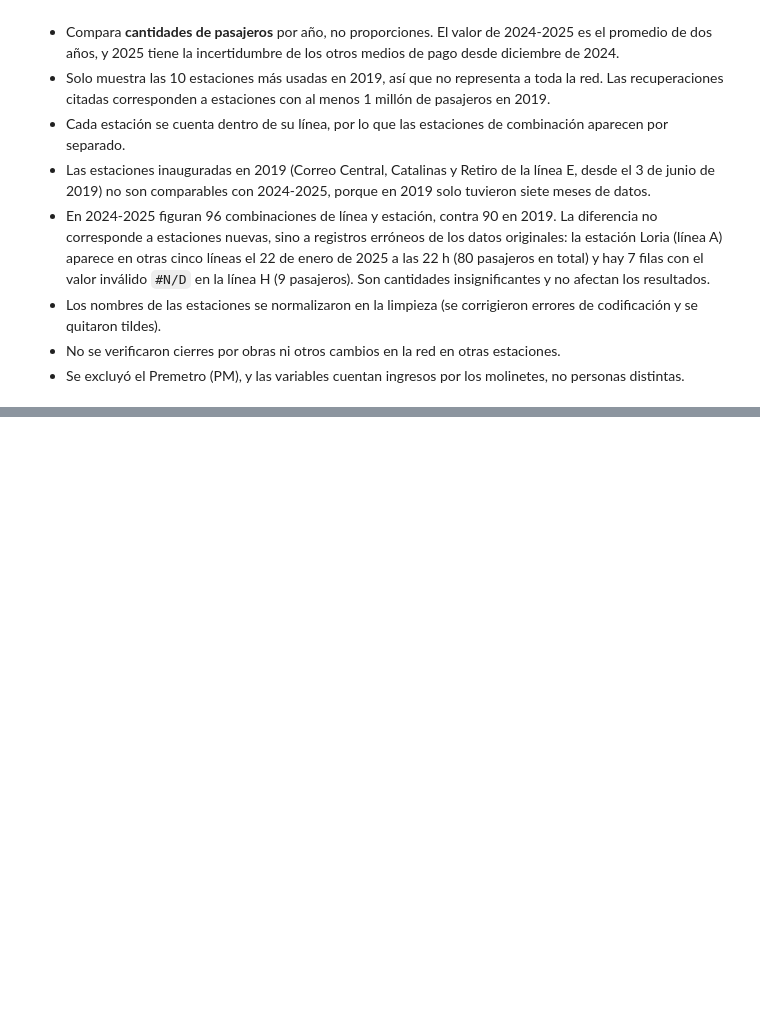
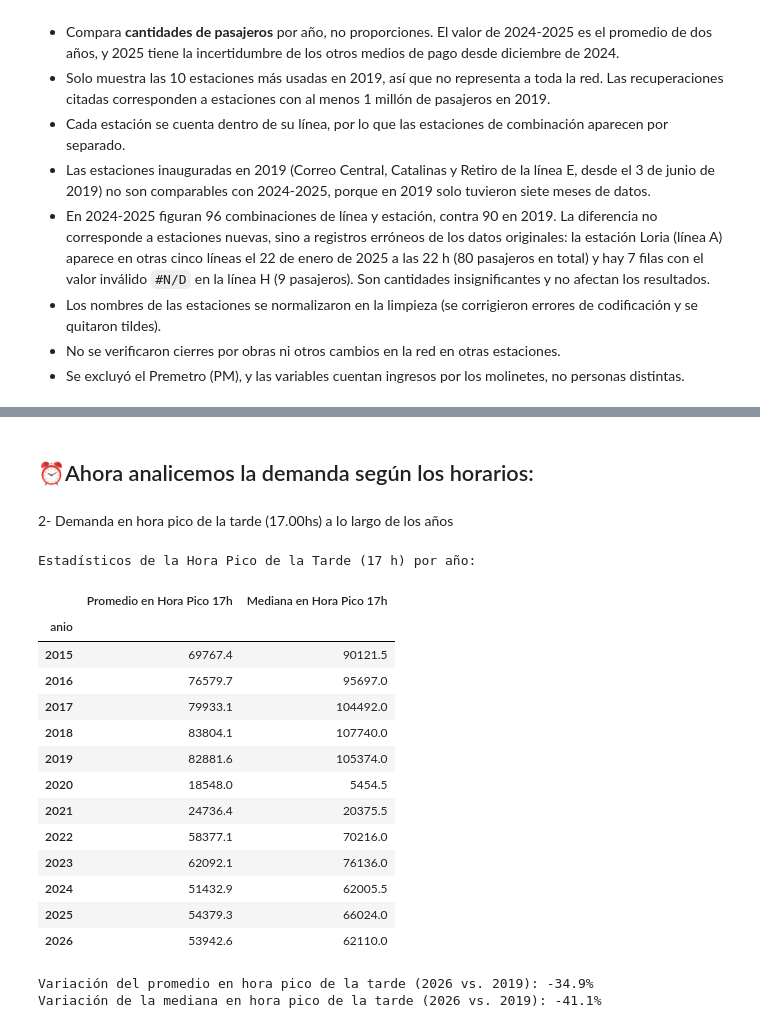
Before and after one commit to julia-iza/Trabajo-Practico-Laboratorio, a Jupyter notebook: analisis_subte.ipynb, the cells around one changed output, grey strips where cells are left out. Drawn from its saved outputs; the diff is of its cells as text; code cells hidden in the pictures; blank space fills up the shorter version.

```diff
--- a/analisis_subte.ipynb
+++ b/analisis_subte.ipynb
@@ -1118,0 +1185,53 @@ En el contexto de la pregunta del trabajo, esto significa que *dónde* se viaja
+# %% [markdown]
+## ⏰Ahora analicemos la demanda según los horarios:
+# %% [markdown]
+2- Demanda en hora pico de la tarde (17.00hs) a lo largo de los años
+# %%
+import pandas as pd
+
+# Filtramos las líneas principales (A-H)
+lineas = ["LineaA", "LineaB", "LineaC", "LineaD", "LineaE", "LineaH"]
+df_sub = df[df["linea"].isin(lineas)]
+
+# Filtramos por la hora pico de la tarde (17 h)
+df_pico_tarde = df_sub[df_sub["hora"] == 17]
+
+# Agrupamos por año y fecha para obtener el total diario en esa hora pico
+pasajeros_pico_dia = df_pico_tarde.groupby(["anio", "fecha"])["total"].sum().reset_index()
+
+# Calculamos el promedio y la mediana diaria para la hora pico de la tarde por año
+resumen_pico_tarde = pasajeros_pico_dia.groupby("anio")["total"].agg(["mean", "median"])
+resumen_pico_tarde.columns = ["Promedio en Hora Pico 17h", "Mediana en Hora Pico 17h"]
+
+print("Estadísticos de la Hora Pico de la Tarde (17 h) por año:")
+display(resumen_pico_tarde.round(1))
+
+# Comparación de la hora pico 2026 vs. 2019
+prom_19 = resumen_pico_tarde.loc[2019, "Promedio en Hora Pico 17h"]
+prom_26 = resumen_pico_tarde.loc[2026, "Promedio en Hora Pico 17h"]
+var_prom = ((prom_26 / prom_19) - 1) * 100
+
+med_19 = resumen_pico_tarde.loc[2019, "Mediana en Hora Pico 17h"]
+med_26 = resumen_pico_tarde.loc[2026, "Mediana en Hora Pico 17h"]
+var_med = ((med_26 / med_19) - 1) * 100
+
+print(f"\nVariación del promedio en hora pico de la tarde (2026 vs. 2019): {var_prom:.1f}%")
+print(f"Variación de la mediana en hora pico de la tarde (2026 vs. 2019): {var_med:.1f}%")
+# %% [output]
+Estadísticos de la Hora Pico de la Tarde (17 h) por año:
+|  | Promedio en Hora Pico 17h | Mediana en Hora Pico 17h |
+| anio |  |  |
+| 2015 | 69767.4 | 90121.5 |
+| 2016 | 76579.7 | 95697.0 |
+| 2017 | 79933.1 | 104492.0 |
+| 2018 | 83804.1 | 107740.0 |
+| 2019 | 82881.6 | 105374.0 |
+| 2020 | 18548.0 | 5454.5 |
+| 2021 | 24736.4 | 20375.5 |
+| 2022 | 58377.1 | 70216.0 |
+| 2023 | 62092.1 | 76136.0 |
+| 2024 | 51432.9 | 62005.5 |
+| 2025 | 54379.3 | 66024.0 |
+| 2026 | 53942.6 | 62110.0 |
+Variación del promedio en hora pico de la tarde (2026 vs. 2019): -34.9%
+Variación de la mediana en hora pico de la tarde (2026 vs. 2019): -41.1%
```
Also changed, not shown: parts of 9 cells of this notebook.
